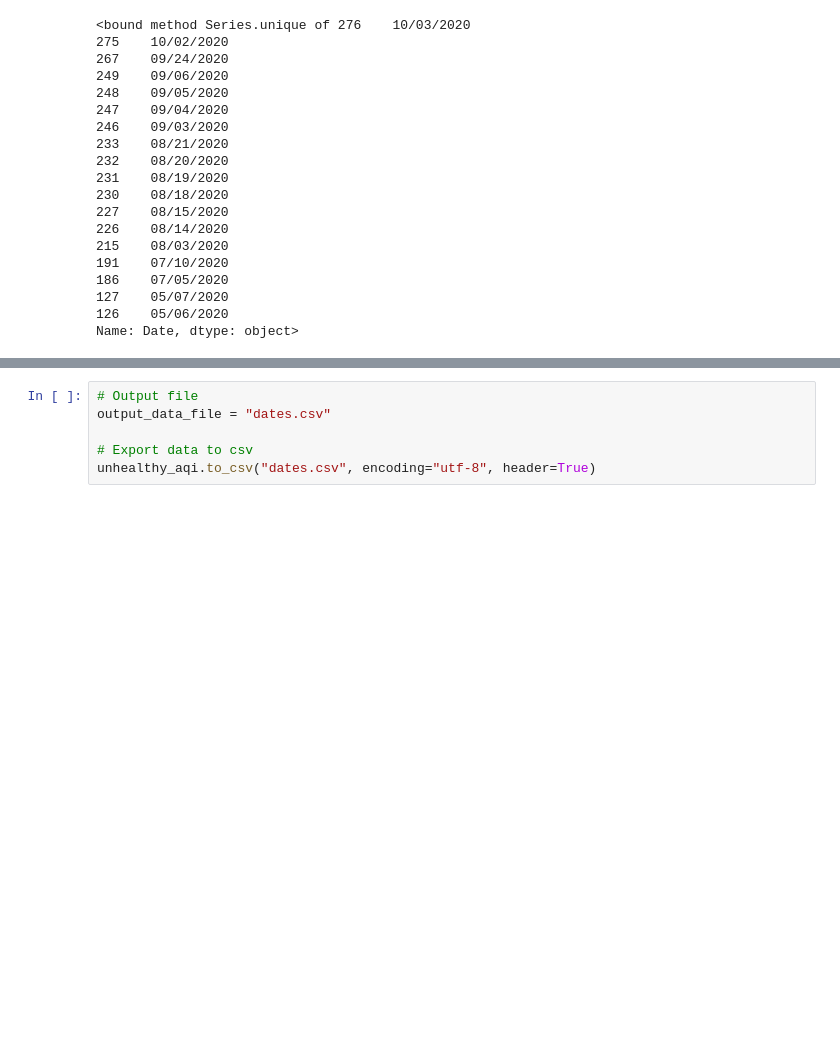
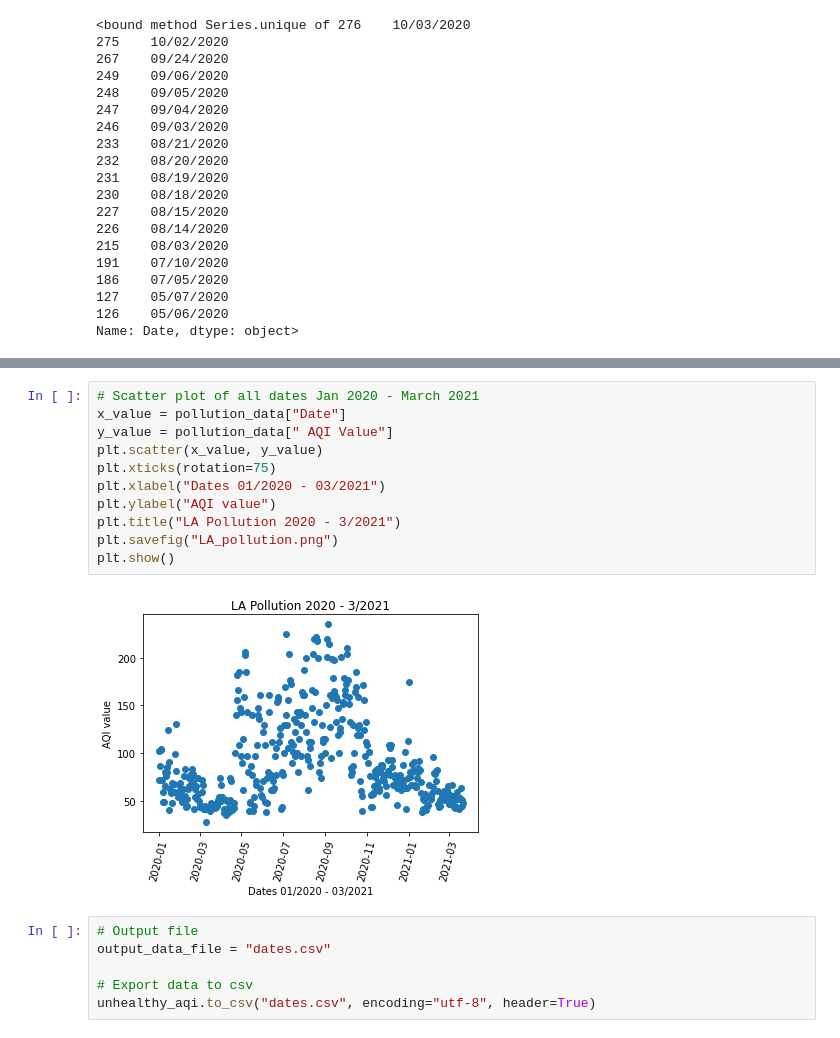
Before and after one commit to Navilongo/COVID-correlations-in-Los-Angeles-Analysis, a Jupyter notebook: covid_pollution_code.ipynb, the cells around one changed output, grey strips where cells are left out. Saved outputs shown, nothing was run; the diff lists cells and outputs as text; blank space fills up the shorter version.

```diff
--- a/covid_pollution_code.ipynb
+++ b/covid_pollution_code.ipynb
@@ -261,3 +154,16 @@ plt.show()
+# %%
+# Scatter plot of all dates Jan 2020 - March 2021
+x_value = pollution_data["Date"]
+y_value = pollution_data[" AQI Value"]
+plt.scatter(x_value, y_value)
+plt.xticks(rotation=75)
+plt.xlabel("Dates 01/2020 - 03/2021")
+plt.ylabel("AQI value")
+plt.title("LA Pollution 2020 - 3/2021")
+plt.savefig("LA_pollution.png")
+plt.show()
+# %% [output]
+[figure, added]
 # %%
 # Output file
 output_data_file = "dates.csv"
```
Also changed, not shown: parts of 19 cells of this notebook, 3 other files.
